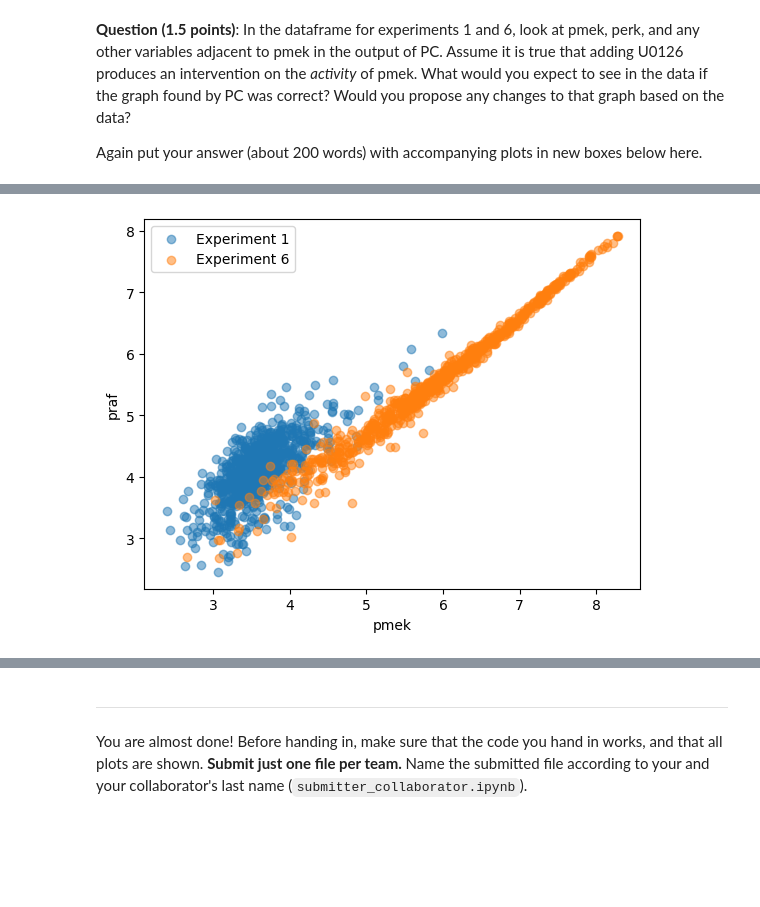
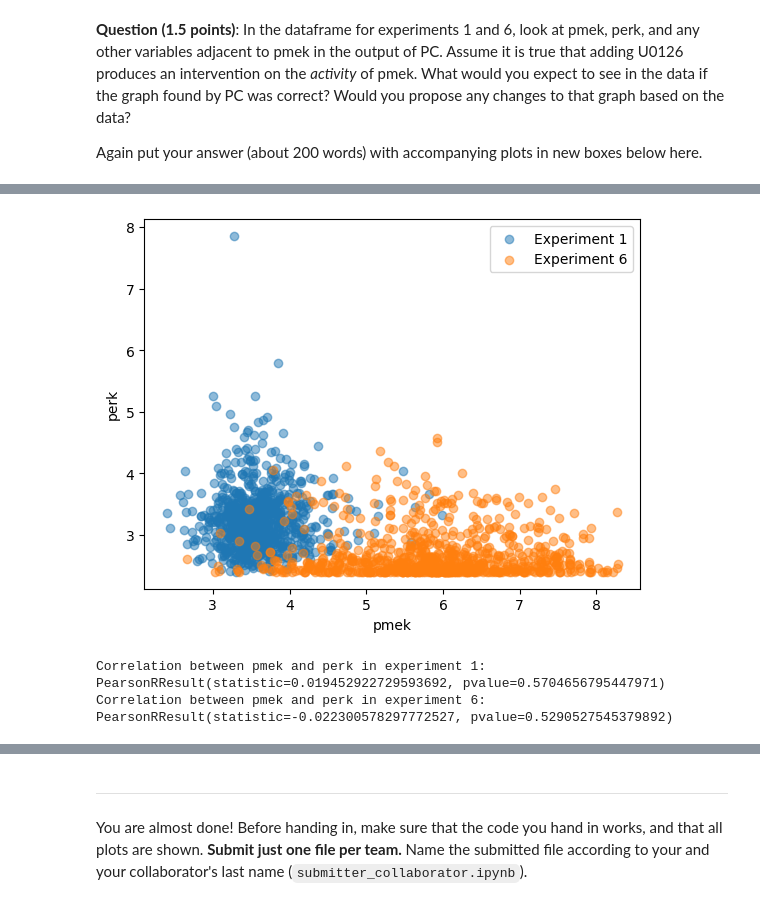
Before and after one commit to alexocayanez/AML_assignments, a Jupyter notebook: Ass 4/AML_assignment4.ipynb, the cells around one changed output, grey strips where cells are left out. Saved outputs shown, nothing was run; the diff lists cells and outputs as text; code cells hidden in the pictures; blank space fills up the shorter version.

Commit message:
Correlation in function

```diff
--- a/Ass 4/AML_assignment4.ipynb
+++ b/Ass 4/AML_assignment4.ipynb
@@ -395,14 +396,17 @@ ax.legend()
 # %%
-fig, ax = plt.subplots()
-ax.scatter(exp_1_and_5[exp_1_and_5['experiment']==1]['PIP3'], exp_1_and_5[exp_1_and_5['experiment']==1]['PIP2'], label="Experiment 1", alpha=.5)
-ax.scatter(exp_1_and_5[exp_1_and_5['experiment']==5]['PIP3'], exp_1_and_5[exp_1_and_5['experiment']==5]['PIP2'], label="Experiment 5", alpha=.5)
-ax.legend()
-ax.set_xlabel("PIP3")
-ax.set_ylabel("PIP2")
-plt.show()
+def plot_correlation_between(df, p1, p2, e1, e2):
+    fig, ax = plt.subplots()
+    ax.scatter(df[df['experiment']==e1][p1], df[df['experiment']==e1][p2], label=f"Experiment {e1}", alpha=.5)
+    ax.scatter(df[df['experiment']==e2][p1], df[df['experiment']==e2][p2], label=f"Experiment {e2}", alpha=.5)
+    ax.legend()
+    ax.set_xlabel(p1)
+    ax.set_ylabel(p2)
+    plt.show()
 
-from scipy.stats import pearsonr
-print(f"Correlation between PIP3 and PIP2 in experiment 1: {pearsonr(exp_1_and_5[exp_1_and_5['experiment']==1]['PIP3'], exp_1_and_5[exp_1_and_5['experiment']==1]['PIP2'])}")
-print(f"Correlation between PIP3 and PIP2 in experiment 5: {pearsonr(exp_1_and_5[exp_1_and_5['experiment']==5]['PIP3'], exp_1_and_5[exp_1_and_5['experiment']==5]['PIP2'])}")
+    print(f"Correlation between {p1} and {p2} in experiment {e1}: {pearsonr(df[df['experiment']==e1][p1], df[df['experiment']==e1][p2])}")
+    print(f"Correlation between {p1} and {p2} in experiment {e2}: {pearsonr(df[df['experiment']==e2][p1], df[df['experiment']==e2][p2])}")
+
+
+plot_correlation_between(exp_1_and_5, 'PIP3', 'PIP2', 1, 5)
 # %% [output]
 [figure]
@@ -458,10 +432,6 @@ plt.show()
-# %%
-fig, ax = plt.subplots()
-ax.scatter(exp_1_and_6[exp_1_and_6['experiment']==1]['pmek'], exp_1_and_6[exp_1_and_6['experiment']==1]['praf'], label="Experiment 1", alpha=.5)
-ax.scatter(exp_1_and_6[exp_1_and_6['experiment']==6]['pmek'], exp_1_and_6[exp_1_and_6['experiment']==6]['praf'], label="Experiment 6", alpha=.5)
-ax.legend()
-ax.set_xlabel("pmek")
-ax.set_ylabel("praf")
-plt.show()
-# %% [output]
-[figure, removed]
+# %%
+plot_correlation_between(exp_1_and_6, 'pmek', 'perk', 1, 6)
+# %% [output]
+[figure, added]
+Correlation between pmek and perk in experiment 1: PearsonRResult(statistic=0.019452922729593692, pvalue=0.5704656795447971)
+Correlation between pmek and perk in experiment 6: PearsonRResult(statistic=-0.022300578297772527, pvalue=0.5290527545379892)
```
Also changed, not shown: parts of 10 cells of this notebook.
